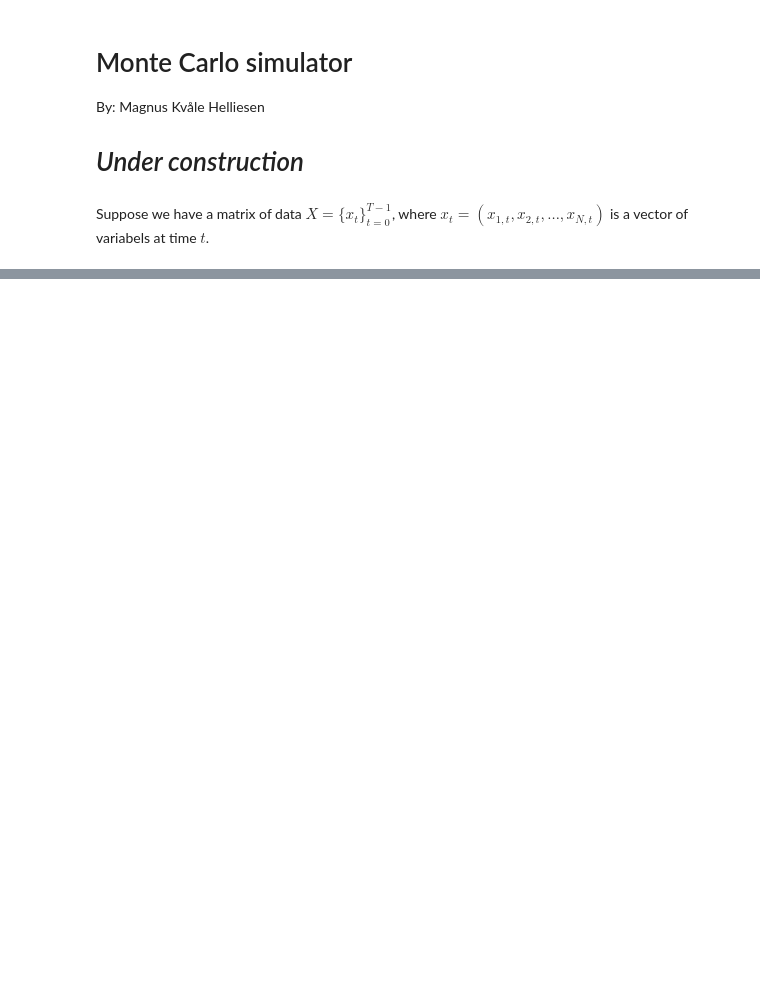
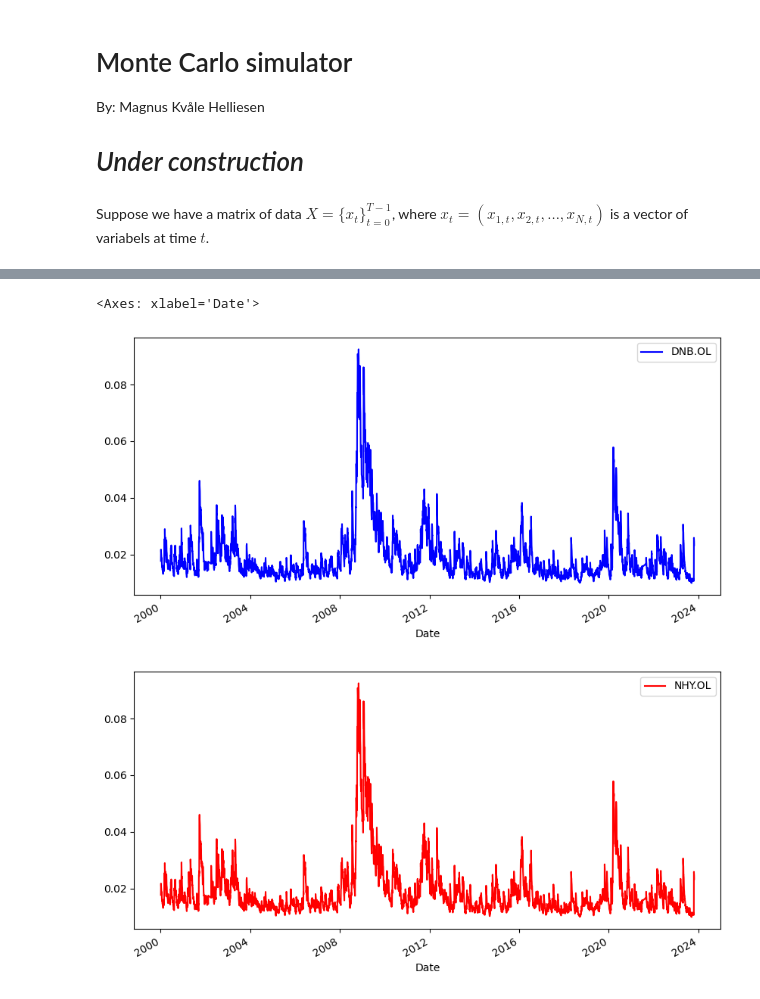
Before and after one commit to magnushelliesen/monte-carlo-simulator, a Jupyter notebook: monte-carlo-simulator.ipynb, the cells around one changed output, grey strips where cells are left out. Saved outputs shown, nothing was run; the diff lists cells and outputs as text; code cells hidden in the pictures; blank space fills up the shorter version.

```diff
--- a/monte-carlo-simulator.ipynb
+++ b/monte-carlo-simulator.ipynb
@@ -59,0 +59,2 @@ fit.conditional_volatility.plot()
+# %%
+fits = {key: val.fit() for key, val in models.items()}
@@ -59,0 +76,7 @@ fit.conditional_volatility.plot()
+# %%
+pd.DataFrame({'DNB.OL': fits['DNB.OL'].conditional_volatility}).plot(color='b', figsize=(10, 5))
+pd.DataFrame({'NHY.OL': fits['DNB.OL'].conditional_volatility}).plot(color='r', figsize=(10, 5))
+# %% [output]
+<Axes: xlabel='Date'>
+[figure, added]
+[figure, added]
```
Also changed, not shown: parts of 7 cells of this notebook.
